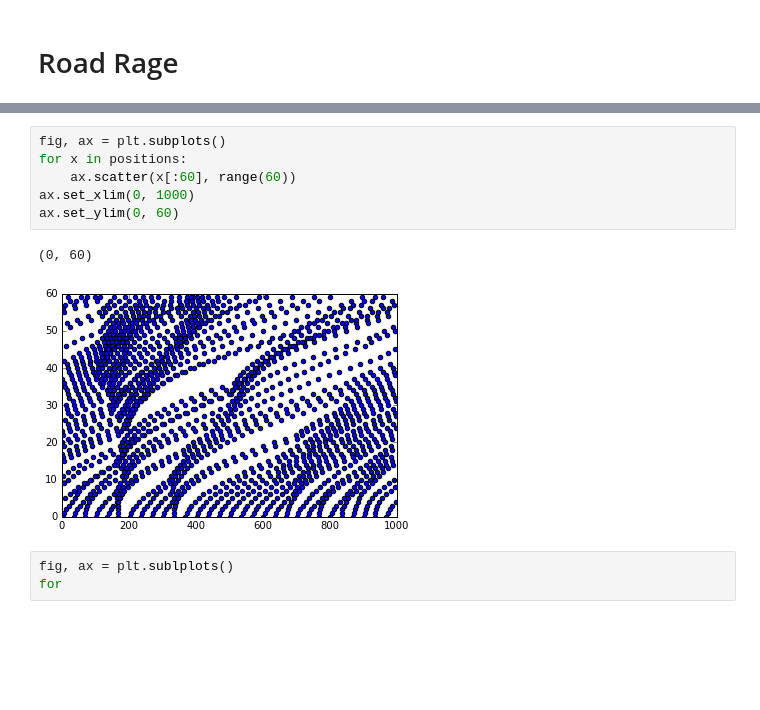
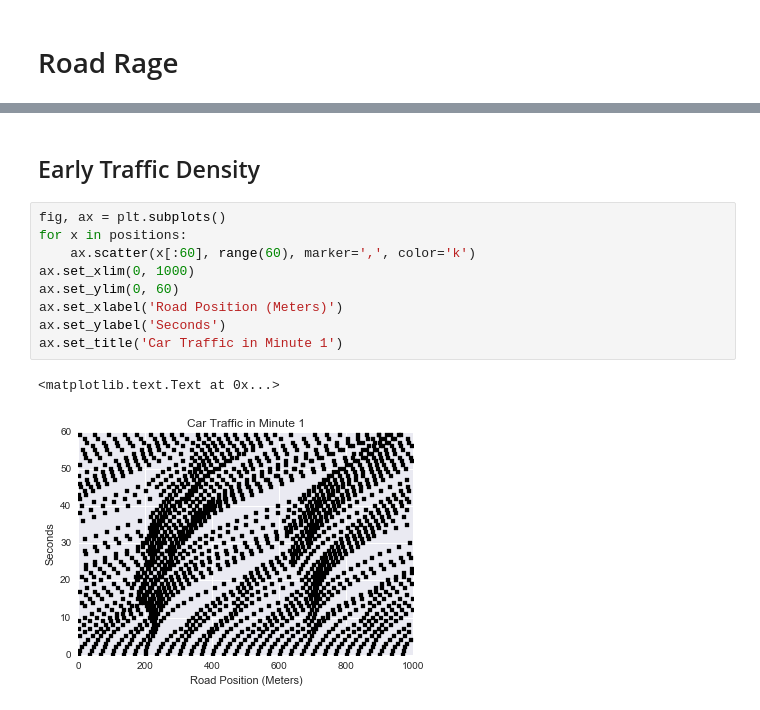
Before and after one commit to maggiecorrell/traffic-simulation, a Jupyter notebook: road_rage_plots.ipynb, the cells around one changed output, grey strips where cells are left out. Cells and saved outputs as stored; diff of their text form; blank space fills up the shorter version.

```diff
--- a/road_rage_plots.ipynb
+++ b/road_rage_plots.ipynb
@@ -12,12 +12,14 @@ speeds, positions, mean, stdev, speed_limit = main()
+# %% [markdown]
+## Early Traffic Density
 # %%
 fig, ax = plt.subplots()
 for x in positions:
-    ax.scatter(x[:60], range(60))
+    ax.scatter(x[:60], range(60), marker=',', color='k')
 ax.set_xlim(0, 1000)
 ax.set_ylim(0, 60)
+ax.set_xlabel('Road Position (Meters)')
+ax.set_ylabel('Seconds')
+ax.set_title('Car Traffic in Minute 1')
 # %% [output]
-(0, 60)
+<matplotlib.text.Text at 0x...>
-[figure, old version]
+[figure, new version]
-# %%
-fig, ax = plt.sublplots()
-for
```
Also changed, not shown: parts of 20 cells of this notebook, 1 other file.
